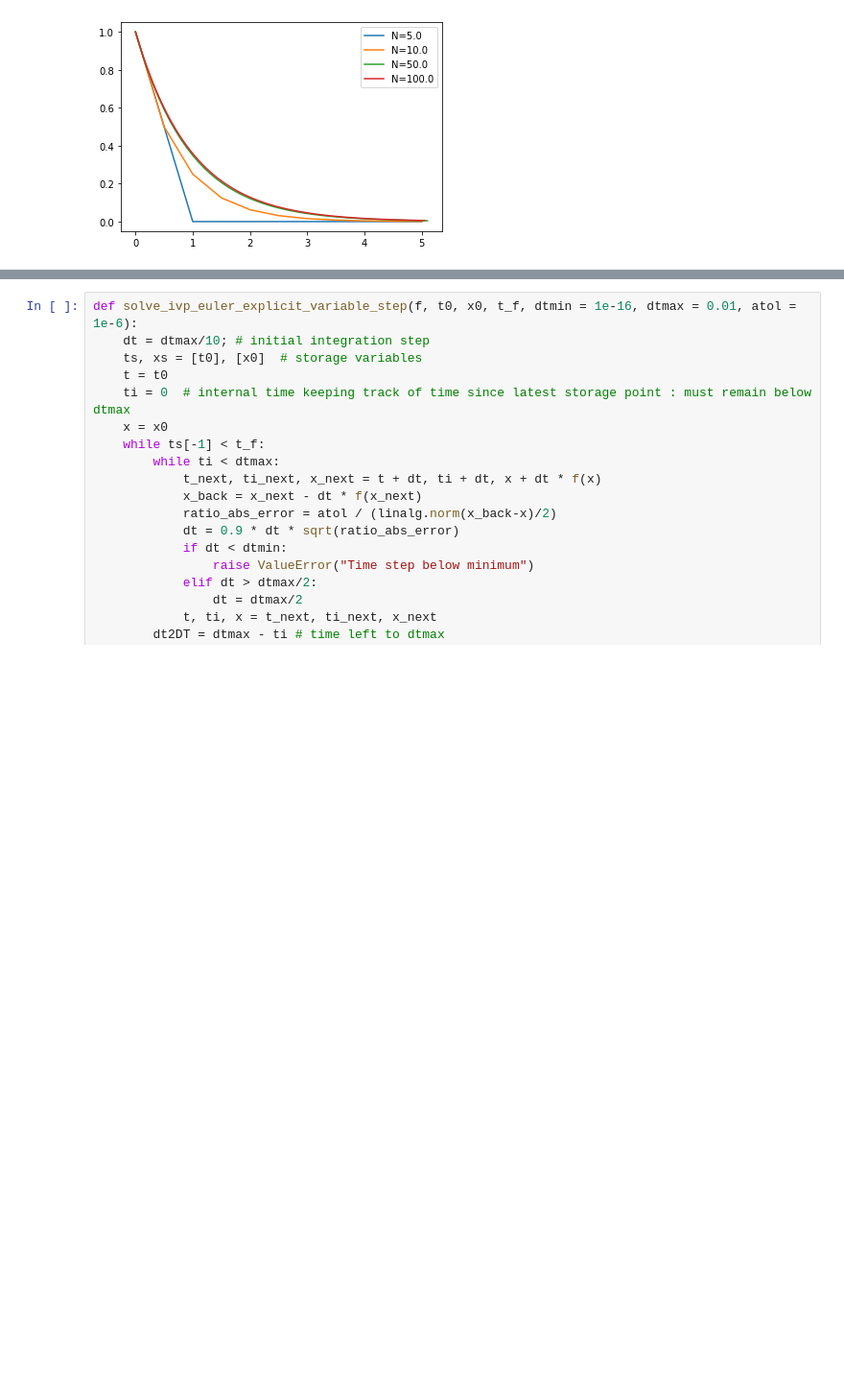
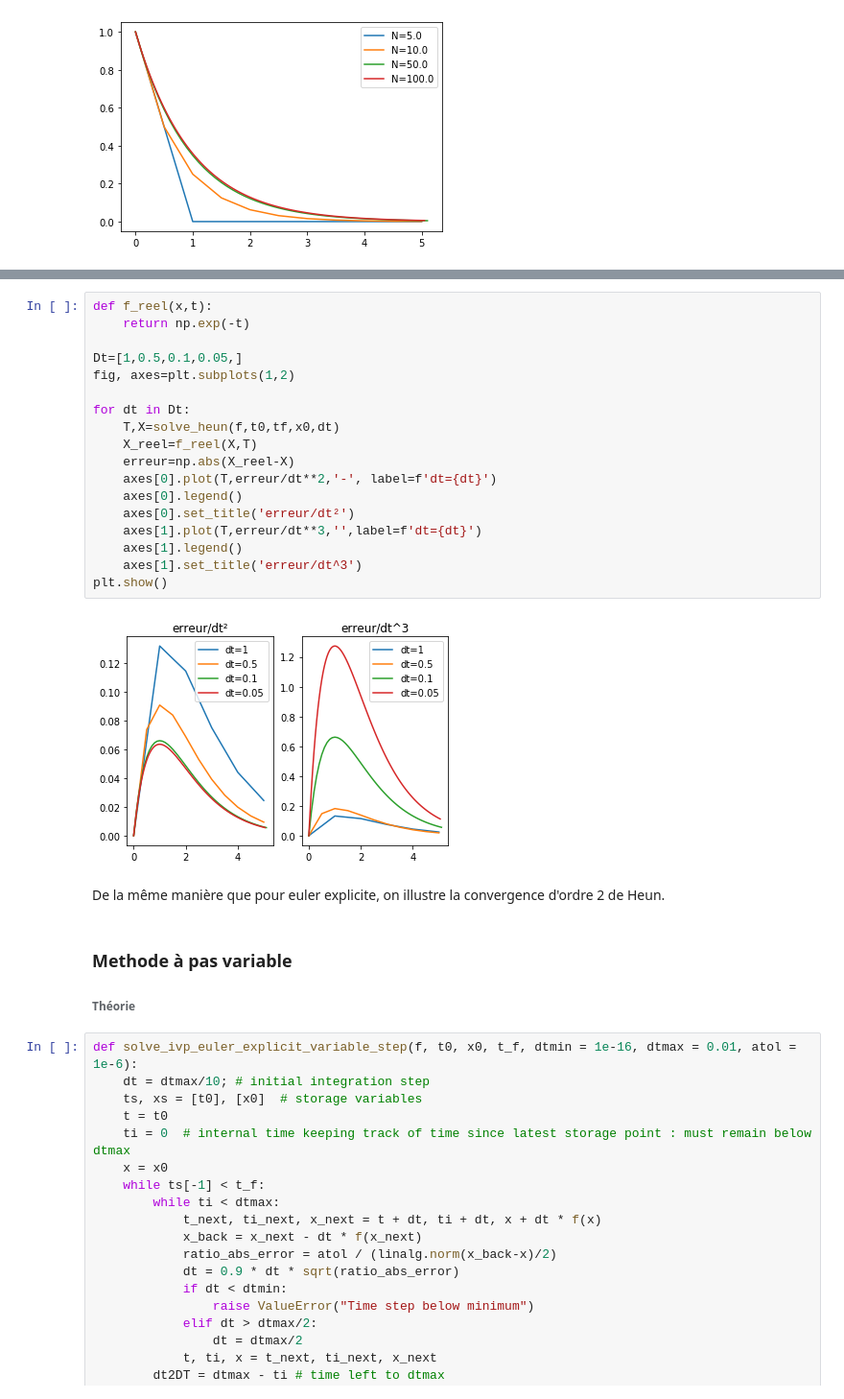
Before and after one commit to BenjaminPiet/Projet-Equa-Diff, a Jupyter notebook: Equa_diff.ipynb, the cells around one changed output, grey strips where cells are left out. Shown: that part at 96% size. Saved outputs shown, nothing was run; the diff lists cells and outputs as text; blank space fills up the shorter version.

```diff
--- a/Equa_diff.ipynb
+++ b/Equa_diff.ipynb
@@ -94,3 +97,29 @@ plt.show()
+# %%
+def f_reel(x,t):
+    return np.exp(-t)
+
+Dt=[1,0.5,0.1,0.05,]
+fig, axes=plt.subplots(1,2)
+
+for dt in Dt:
+    T,X=solve_heun(f,t0,tf,x0,dt)
+    X_reel=f_reel(X,T)
+    erreur=np.abs(X_reel-X)
+    axes[0].plot(T,erreur/dt**2,'-', label=f'dt={dt}')
+    axes[0].legend()
+    axes[0].set_title('erreur/dt²')
+    axes[1].plot(T,erreur/dt**3,'',label=f'dt={dt}')
+    axes[1].legend()
+    axes[1].set_title('erreur/dt^3')
+plt.show()
+# %% [output]
+[figure, added]
+# %% [markdown]
+De la même manière que pour euler explicite, on illustre la convergence d'ordre 2 de Heun.
+# %% [markdown]
+### Methode à pas variable
+
+###### Théorie
 # %%
 def solve_ivp_euler_explicit_variable_step(f, t0, x0, t_f, dtmin = 1e-16, dtmax = 0.01, atol = 1e-6):
     dt = dtmax/10; # initial integration step
```
Also changed, not shown: parts of 10 cells of this notebook.
